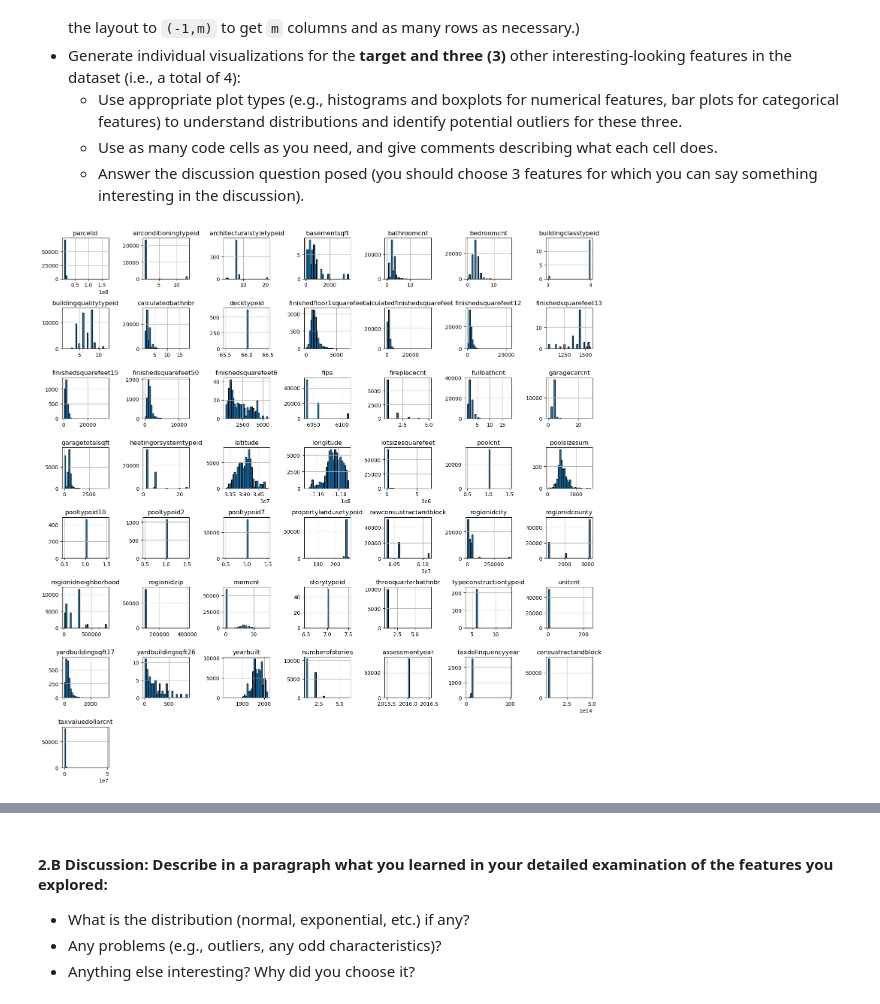
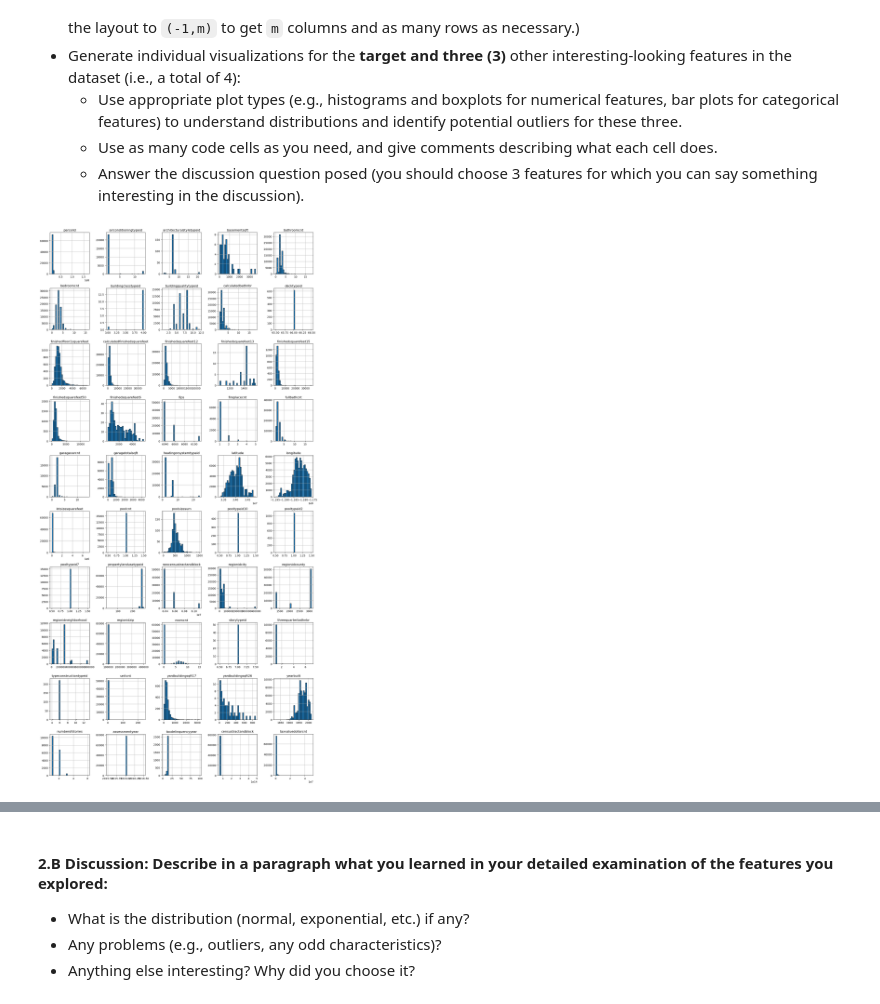
Before and after one commit to rdabbs1/Milestone_1, a Jupyter notebook: Milestone_01.ipynb, the cells around one changed output, grey strips where cells are left out. Saved outputs shown, nothing was run; the diff lists cells and outputs as text; code cells hidden in the pictures.

```diff
--- a/Milestone_01.ipynb
+++ b/Milestone_01.ipynb
@@ -252,7 +328,8 @@ Pool count
     - Use as many code cells as you need, and give comments describing what each cell does.
     - Answer the discussion question posed (you should choose 3 features for which you can say something interesting in the discussion).
 # %%
-df.hist(figsize=(15,15), bins=30, edgecolor='black')
+# Overview of features
+df.hist(figsize=(15,30), layout=(-1, 5), bins=30, edgecolor='black')
 plt.tight_layout()
 # %% [output]
-[figure, old version]
+[figure, new version]
```
Also changed, not shown: parts of 17 cells of this notebook.
